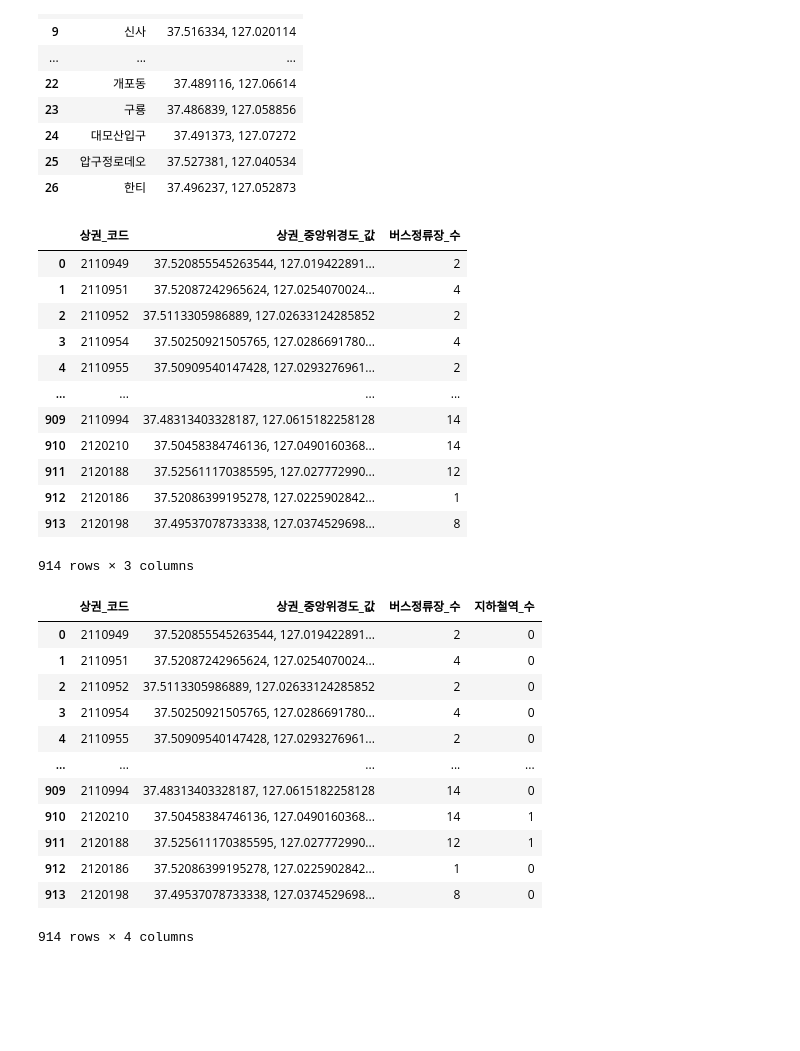
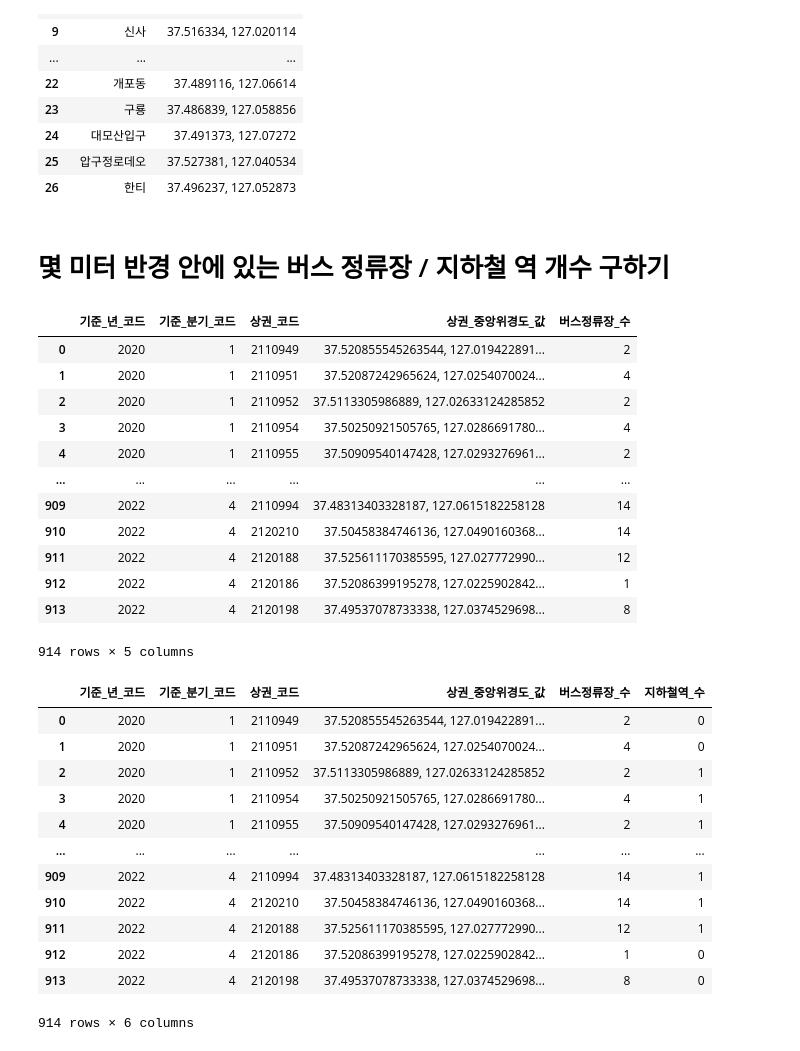
Before and after one commit to GyudongHan/Project_1, a Jupyter notebook: Public_transdata_test.ipynb, the cells around one changed output. Drawn from its saved outputs; the diff is of its cells as text; code cells hidden in the pictures; blank space fills up the shorter version.

```diff
--- a/Public_transdata_test.ipynb
+++ b/Public_transdata_test.ipynb
@@ -91,6 +91,8 @@ SUB_GN
 | 1151 | 2022 | 4 | 12 | 한티 | 분당선 | 4247 | 240167 | 137737 | 160205 | 270141 | 86640 | ... |
 1152 rows × 14 columns
 # %%
-ALL = df_all[['상권_코드', '상권_중앙위경도_값']]
+# 기존 코드에서 기준 연/분기를 추가해주었다 = 최종데이터프레임에 맞춰야하므로
+
+ALL = df_all[['기준_년_코드', '기준_분기_코드', '상권_코드', '상권_중앙위경도_값']]
 ALL
 # %% [output]
@@ -145,6 +147,8 @@ SUB
 | 24 | 대모산입구 | 37.491373, 127.07272 |
 | 25 | 압구정로데오 | 37.527381, 127.040534 |
 | 26 | 한티 | 37.496237, 127.052873 |
+# %% [markdown]
+# 몇 미터 반경 안에 있는 버스 정류장 / 지하철 역 개수 구하기
 # %%
 from geopy.distance import geodesic
 
@@ -170,54 +174,54 @@ bus_coords = [tuple(map(float, coord.split(', '))) for coord in BUS['버스정
 ALL['버스정류장_수'] = [count_bus_stops_within_radius([all_coord], bus_coords) for all_coord in all_coords]
 ALL
 # %% [output]
-|  | 상권_코드 | 상권_중앙위경도_값 | 버스정류장_수 |
-| 0 | 2110949 | 37.520855545263544, 127.019422891... | 2 |
-| 1 | 2110951 | 37.52087242965624, 127.0254070024... | 4 |
-| 2 | 2110952 | 37.5113305986889, 127.02633124285852 | 2 |
-| 3 | 2110954 | 37.50250921505765, 127.0286691780... | 4 |
-| 4 | 2110955 | 37.50909540147428, 127.0293276961... | 2 |
-| ... | ... | ... | ... |
-| 909 | 2110994 | 37.48313403328187, 127.0615182258128 | 14 |
-| 910 | 2120210 | 37.50458384746136, 127.0490160368... | 14 |
-| 911 | 2120188 | 37.525611170385595, 127.027772990... | 12 |
-| 912 | 2120186 | 37.52086399195278, 127.0225902842... | 1 |
-| 913 | 2120198 | 37.49537078733338, 127.0374529698... | 8 |
+|  | 기준_년_코드 | 기준_분기_코드 | 상권_코드 | 상권_중앙위경도_값 | 버스정류장_수 |
+| 0 | 2020 | 1 | 2110949 | 37.520855545263544, 127.019422891... | 2 |
+| 1 | 2020 | 1 | 2110951 | 37.52087242965624, 127.0254070024... | 4 |
+| 2 | 2020 | 1 | 2110952 | 37.5113305986889, 127.02633124285852 | 2 |
+| 3 | 2020 | 1 | 2110954 | 37.50250921505765, 127.0286691780... | 4 |
+| 4 | 2020 | 1 | 2110955 | 37.50909540147428, 127.0293276961... | 2 |
+| ... | ... | ... | ... | ... | ... |
+| 909 | 2022 | 4 | 2110994 | 37.48313403328187, 127.0615182258128 | 14 |
+| 910 | 2022 | 4 | 2120210 | 37.50458384746136, 127.0490160368... | 14 |
+| 911 | 2022 | 4 | 2120188 | 37.525611170385595, 127.027772990... | 12 |
+| 912 | 2022 | 4 | 2120186 | 37.52086399195278, 127.0225902842... | 1 |
+| 913 | 2022 | 4 | 2120198 | 37.49537078733338, 127.0374529698... | 8 |
-914 rows × 3 columns
+914 rows × 5 columns
 # %%
 from geopy.distance import geodesic
 
 # 좌표 간 거리를 계산하고, 300미터 이내에 있는지 확인하는 함수
 def within_radius(coord1, coord2):
-    return geodesic(coord1, coord2).meters <= 300
+    return geodesic(coord1, coord2).meters <= 500
 
 # 상권 중앙 좌표를 기준으로 반경 내에 있는 지하철 역 수를 계산하는 함수
 def count_subway_stations_within_radius(all_coords, subway_coords):
     count = 0
     for subway_coord in subway_coords:
         if any(within_radius(all_coord, subway_coord) for all_coord in all_coords):
             count += 1
     return count
 
 # ALL 데이터프레임의 좌표값을 추출하여 리스트로 변환
 all_coords = [tuple(map(float, coord.split(', '))) for coord in ALL['상권_중앙위경도_값']]
 
 # SUB 데이터프레임의 좌표값을 추출하여 리스트로 변환
 subway_coords = [tuple(map(float, coord.split(', '))) for coord in SUB['지하철역_위경도_값']]
 
 # 각 상권의 중앙 좌표를 기준으로 반경 내에 있는 지하철 역 수를 계산하여 컬럼에 추가
 ALL['지하철역_수'] = [count_subway_stations_within_radius([all_coord], subway_coords) for all_coord in all_coords]
 ALL
 # %% [output]
-|  | 상권_코드 | 상권_중앙위경도_값 | 버스정류장_수 | 지하철역_수 |
-| 0 | 2110949 | 37.520855545263544, 127.019422891... | 2 | 0 |
-| 1 | 2110951 | 37.52087242965624, 127.0254070024... | 4 | 0 |
-| 2 | 2110952 | 37.5113305986889, 127.02633124285852 | 2 | 0 |
-| 3 | 2110954 | 37.50250921505765, 127.0286691780... | 4 | 0 |
-| 4 | 2110955 | 37.50909540147428, 127.0293276961... | 2 | 0 |
-| ... | ... | ... | ... | ... |
-| 909 | 2110994 | 37.48313403328187, 127.0615182258128 | 14 | 0 |
-| 910 | 2120210 | 37.50458384746136, 127.0490160368... | 14 | 1 |
-| 911 | 2120188 | 37.525611170385595, 127.027772990... | 12 | 1 |
-| 912 | 2120186 | 37.52086399195278, 127.0225902842... | 1 | 0 |
-| 913 | 2120198 | 37.49537078733338, 127.0374529698... | 8 | 0 |
+|  | 기준_년_코드 | 기준_분기_코드 | 상권_코드 | 상권_중앙위경도_값 | 버스정류장_수 | 지하철역_수 |
+| 0 | 2020 | 1 | 2110949 | 37.520855545263544, 127.019422891... | 2 | 0 |
+| 1 | 2020 | 1 | 2110951 | 37.52087242965624, 127.0254070024... | 4 | 0 |
+| 2 | 2020 | 1 | 2110952 | 37.5113305986889, 127.02633124285852 | 2 | 1 |
+| 3 | 2020 | 1 | 2110954 | 37.50250921505765, 127.0286691780... | 4 | 1 |
+| 4 | 2020 | 1 | 2110955 | 37.50909540147428, 127.0293276961... | 2 | 1 |
+| ... | ... | ... | ... | ... | ... | ... |
+| 909 | 2022 | 4 | 2110994 | 37.48313403328187, 127.0615182258128 | 14 | 1 |
+| 910 | 2022 | 4 | 2120210 | 37.50458384746136, 127.0490160368... | 14 | 1 |
+| 911 | 2022 | 4 | 2120188 | 37.525611170385595, 127.027772990... | 12 | 1 |
+| 912 | 2022 | 4 | 2120186 | 37.52086399195278, 127.0225902842... | 1 | 0 |
+| 913 | 2022 | 4 | 2120198 | 37.49537078733338, 127.0374529698... | 8 | 0 |
-914 rows × 4 columns
+914 rows × 6 columns
```
Also changed, not shown: parts of 21 cells of this notebook, 2 other files.
